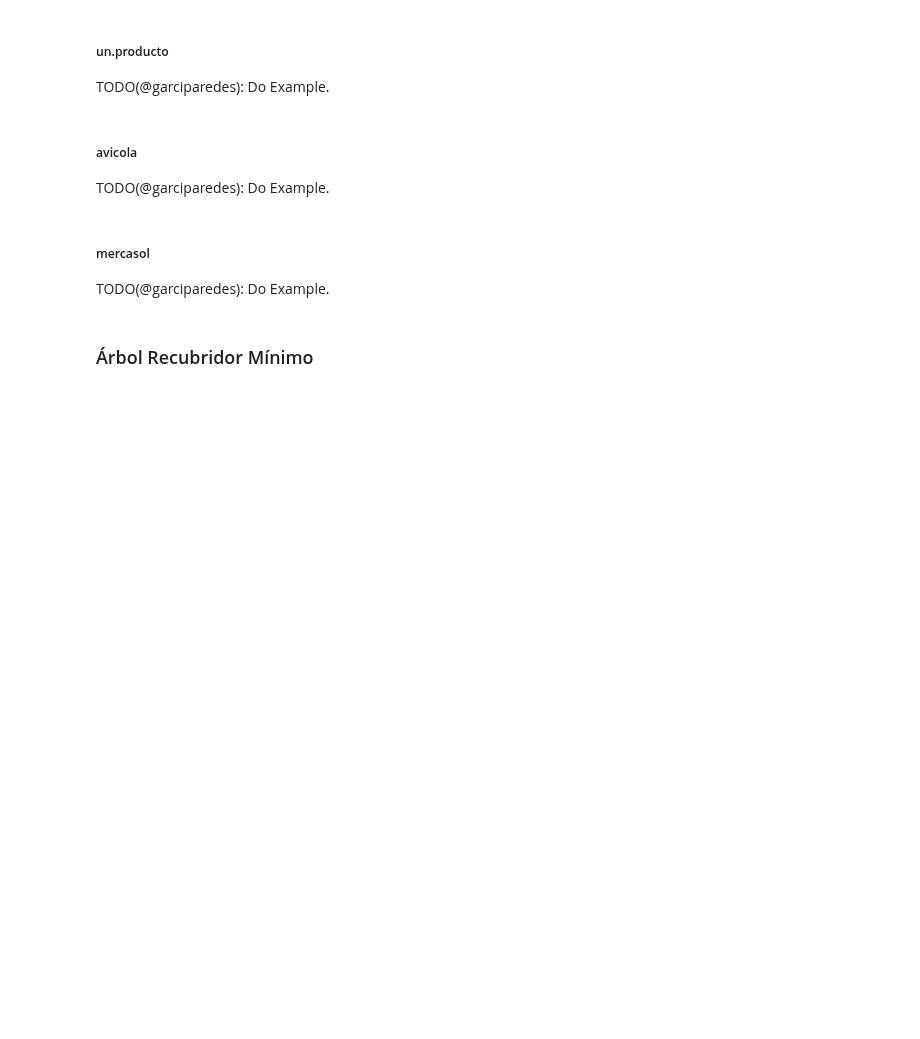
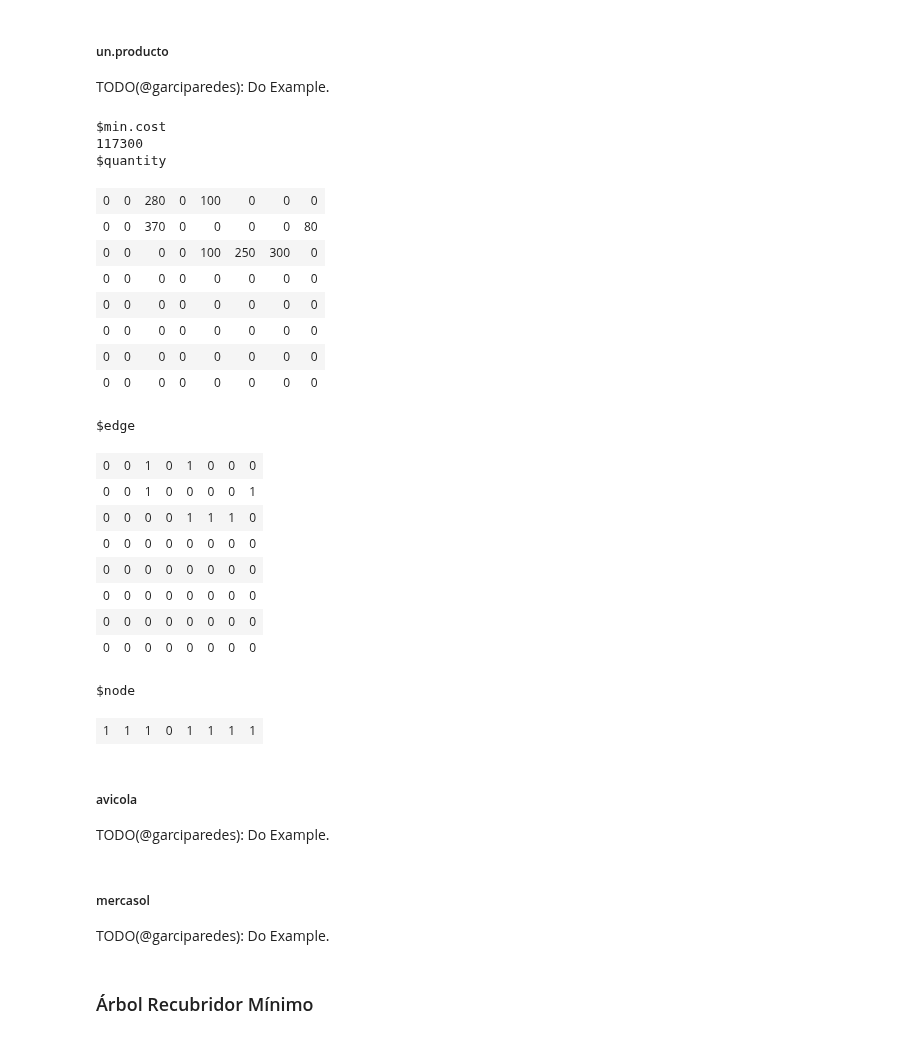
Before and after one commit to garciparedes/integer-programming-heuristics, a Jupyter notebook: integer-programming-network-heuristics.ipynb, the cells around one changed output. Cells and saved outputs as stored; diff of their text form; code cells hidden in the pictures; blank space fills up the shorter version.

```diff
--- a/integer-programming-network-heuristics.ipynb
+++ b/integer-programming-network-heuristics.ipynb
@@ -255,3 +296,29 @@ matrix(a$solution[129:136], ncol = 8, byrow = TRUE)
+# %%
+a <- Solve1DFixedCostNetworkExact(un.producto)
+Format1DFixedCostNetworkSolution(a, un.producto)
+# %% [output]
+$min.cost
+117300
+$quantity
+| 0 | 0 | 280 | 0 | 100 | 0 | 0 | 0 |
+| 0 | 0 | 370 | 0 | 0 | 0 | 0 | 80 |
+| 0 | 0 | 0 | 0 | 100 | 250 | 300 | 0 |
+| 0 | 0 | 0 | 0 | 0 | 0 | 0 | 0 |
+| 0 | 0 | 0 | 0 | 0 | 0 | 0 | 0 |
+| 0 | 0 | 0 | 0 | 0 | 0 | 0 | 0 |
+| 0 | 0 | 0 | 0 | 0 | 0 | 0 | 0 |
+| 0 | 0 | 0 | 0 | 0 | 0 | 0 | 0 |
+$edge
+| 0 | 0 | 1 | 0 | 1 | 0 | 0 | 0 |
+| 0 | 0 | 1 | 0 | 0 | 0 | 0 | 1 |
+| 0 | 0 | 0 | 0 | 1 | 1 | 1 | 0 |
+| 0 | 0 | 0 | 0 | 0 | 0 | 0 | 0 |
+| 0 | 0 | 0 | 0 | 0 | 0 | 0 | 0 |
+| 0 | 0 | 0 | 0 | 0 | 0 | 0 | 0 |
+| 0 | 0 | 0 | 0 | 0 | 0 | 0 | 0 |
+| 0 | 0 | 0 | 0 | 0 | 0 | 0 | 0 |
+$node
+| 1 | 1 | 1 | 0 | 1 | 1 | 1 | 1 |
 # %% [markdown]
 ##### avicola
 
```
Also changed, not shown: parts of 12 cells of this notebook.
